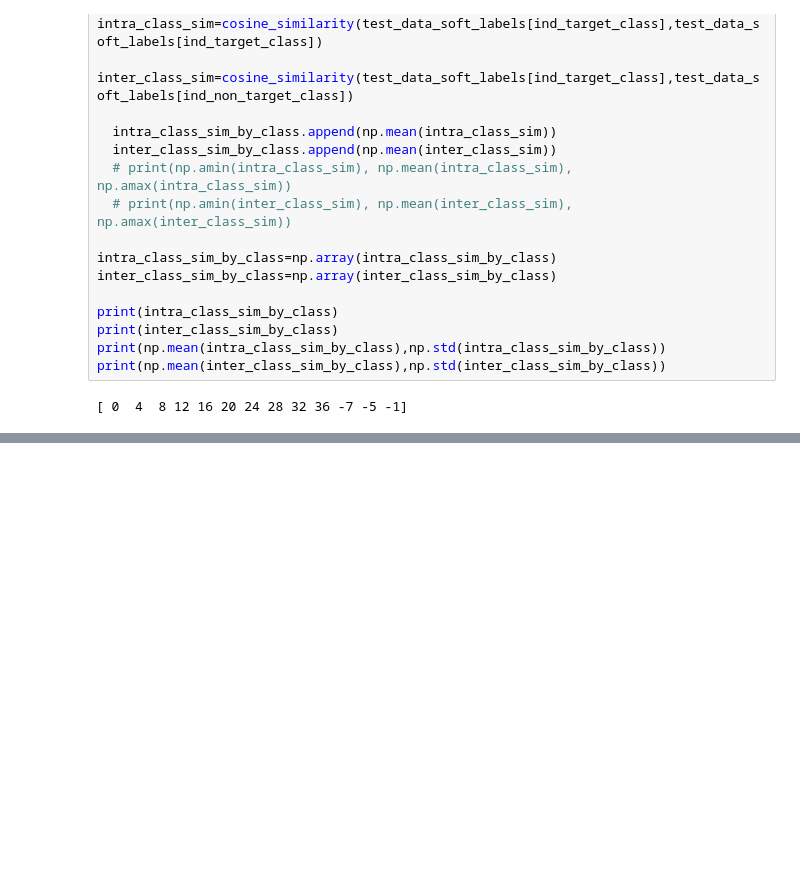
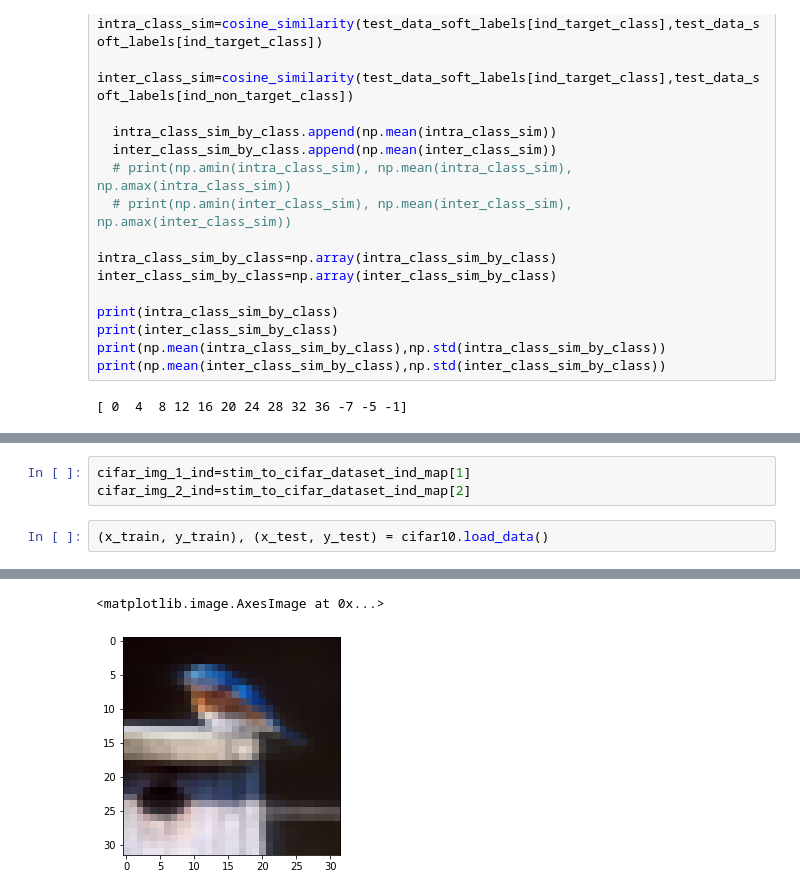
Before and after one commit to slala2121/Triplet-net-keras, a Jupyter notebook: cifar10_vgg.ipynb, the cells around one changed output, grey strips where cells are left out. Drawn from its saved outputs; the diff is of its cells as text; blank space fills up the shorter version.

```diff
--- a/cifar10_vgg.ipynb
+++ b/cifar10_vgg.ipynb
@@ -1108,0 +1193,6 @@ plt.savefig(os.path.join(prefix_model_path,'recall_by_k_comparison_finetune_comp
+# %%
+cifar_img_1_ind=stim_to_cifar_dataset_ind_map[1]
+cifar_img_2_ind=stim_to_cifar_dataset_ind_map[2]
+# %%
+(x_train, y_train), (x_test, y_test) = cifar10.load_data()
+# %% [output]
@@ -1108,0 +1201,2 @@ plt.savefig(os.path.join(prefix_model_path,'recall_by_k_comparison_finetune_comp
+<matplotlib.image.AxesImage at 0x...>
+[figure, added]
```
Also changed, not shown: parts of 13 cells of this notebook.
